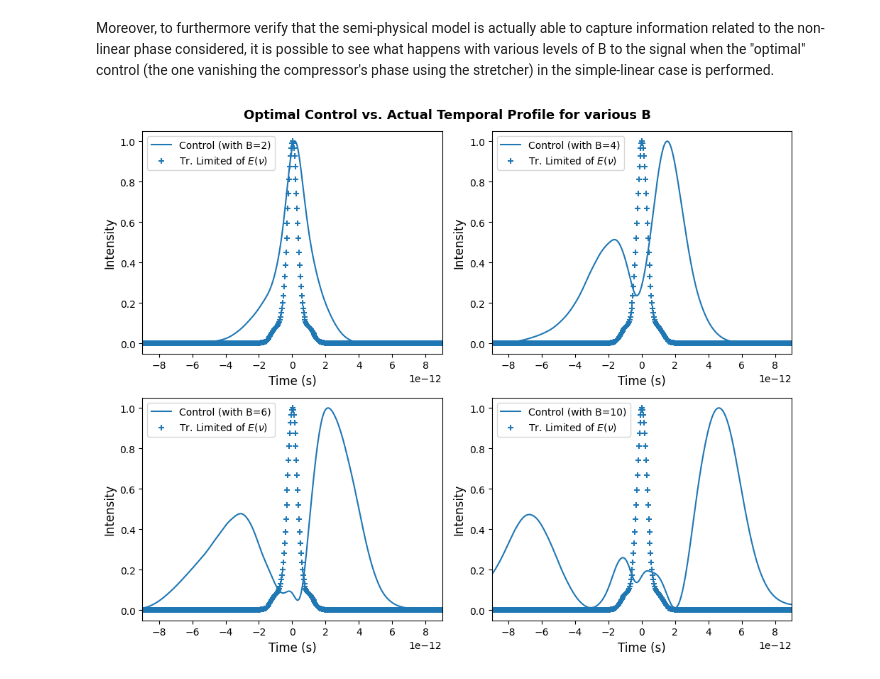
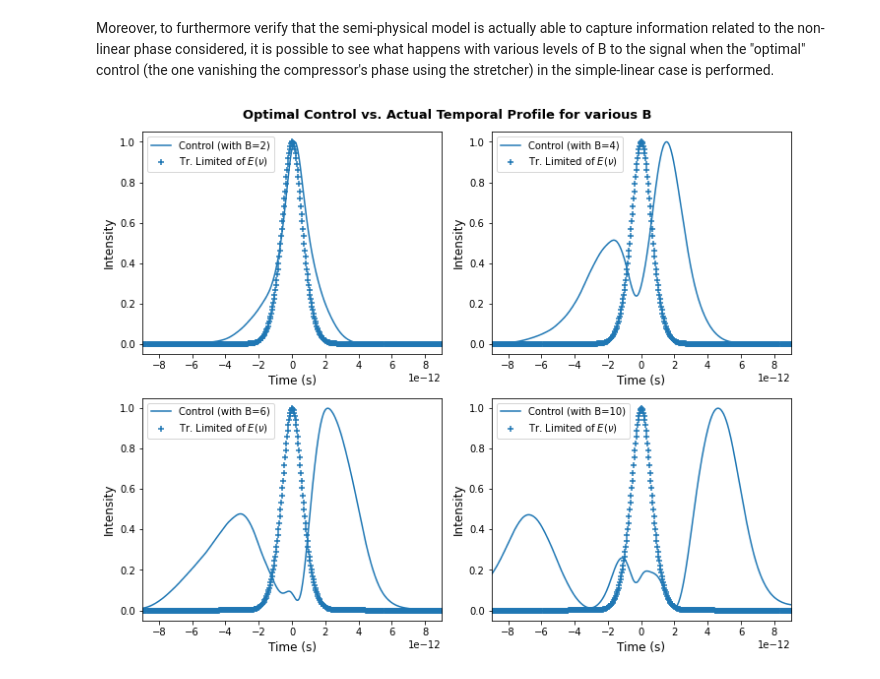
Before and after one commit to fracapuano/TempoRL, a Jupyter notebook: notebooks/SemiPhysicalModel/SemiPhysicalModel_v1.ipynb, the cells around one changed output. Drawn from its saved outputs; the diff is of its cells as text; code cells hidden in the pictures.

```diff
--- a/notebooks/SemiPhysicalModel/SemiPhysicalModel_v1.ipynb
+++ b/notebooks/SemiPhysicalModel/SemiPhysicalModel_v1.ipynb
@@ -95,7 +95,8 @@ import pandas as pd
 import matplotlib.pyplot as plt
 import numpy as np
 from scipy.constants import c
-root_dir = (os.path.abspath(os.path.join(os.path.abspath(''), '..\..')))
+
+root_dir = (os.path.abspath(os.path.join(os.path.abspath(''), '../..')))
 sys.path.append(root_dir)
 data_path = os.path.join(root_dir,"data/L1_pump_spectrum.csv")
 from utils.LaserModel import LaserModel
@@ -318,11 +319,13 @@ time_control, profile_control = lm.forward_pass(control)
 # temporal profile - original
 frequency, field = lm.spit_center()
 timeA, autocorrelation = lm.autocorrelation()
-time, profile_TL = temporal_profile(frequency, field, phase = np.zeros_like(field), npoints_pad = lm.pad_points)
+# temporal profile of transform limited pulse
+time, profile_TL = lm.transform_limited()
+
 fig, ax = plt.subplots(figsize = (10,8))
 ax.scatter(time, profile_TL, label = r"Tr. Limited of $E(\nu)$", marker = "+", s = 40)
 ax.plot(time_control, profile_control, label = "Control", color = "tab:orange")
-ax.plot(timeA, autocorrelation/autocorrelation.max(), label = 'AC')
+ax.plot(timeA, autocorrelation/autocorrelation.max(), label = 'AutoCorrelation')
 
 ax.legend(fontsize = 12)
 ax.set_xlabel("Time (s)", fontsize = 12)
@@ -340,9 +343,7 @@ B_list = [2, 4, 6, 10]
 nrows, ncols = 2, 2
 
 fig, ax = plt.subplots(nrows = nrows, ncols = ncols, figsize = (10,8))
-
 frequency, field = lm.spit_center()
-time, profile_TL = temporal_profile(frequency, field, phase = np.zeros_like(field), npoints_pad = lm.pad_points)
 
 c = 0
 for idx in range(len(B_list)):
@@ -352,31 +353,31 @@ for idx in range(len(B_list)):
 
     lm = LaserModel(frequency = frequency,
                     intensity = intensity,
                     cutoff = (289.95, 291.91),
                     num_points_padding=int(6e4),
                     num_points = 5000,
                     B = B,
                     compressor_params = np.array((267.422 * 1e-24, -2.384 * 1e-36, 9.54893 * 1e-50))
     )
 
     lm.preprocessing()
     # temporal profile - control
     time_control, profile_control = lm.forward_pass(control)
 
     current = ax[c//2, c%2]
 
     current.plot(time_control, profile_control, label = f"Control (with B={B})")
     current.scatter(time, profile_TL, label = r"Tr. Limited of $E(\nu)$", marker = "+", s = 40)
 
     current.legend(fontsize = 10, loc = "upper left")
     current.set_xlabel("Time (s)", fontsize = 12)
     current.set_ylabel("Intensity", fontsize = 12)
 
     current.set_xlim(left = -0.9e-11, right = 0.9e-11)
     c += 1
 
 fig.suptitle(r"Optimal Control vs. Actual Temporal Profile for various B", fontsize = 13, fontweight = "bold")
 fig.tight_layout()
 plt.show()
 # %% [output]
-[figure, old version]
+[figure, new version]
```
Also changed, not shown: parts of 7 cells of this notebook, 2 other files.
